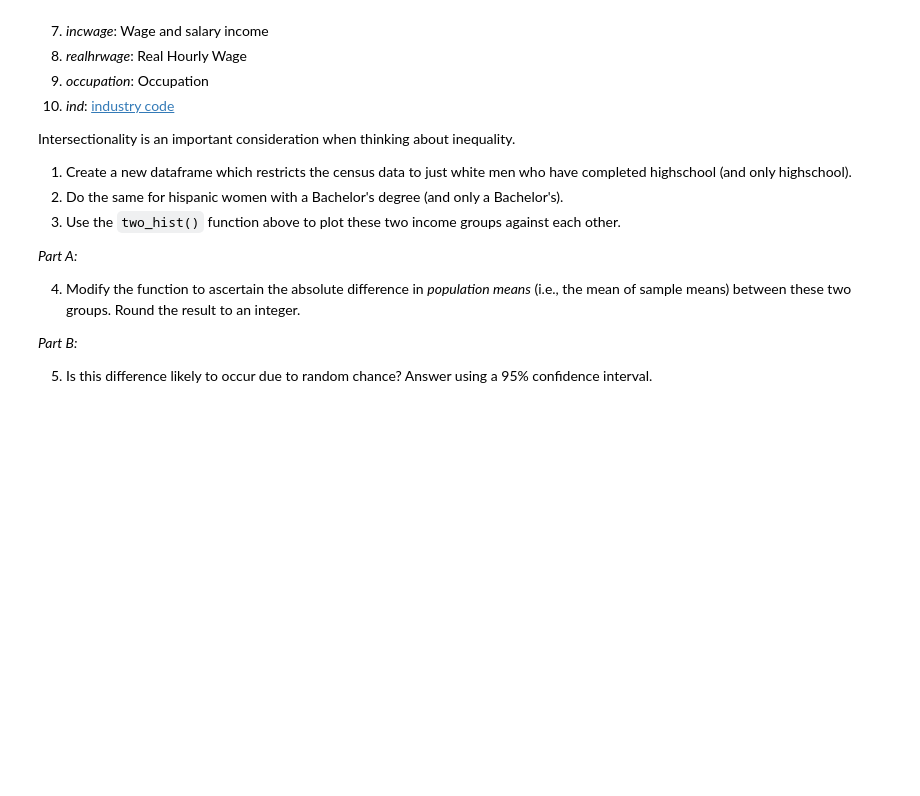
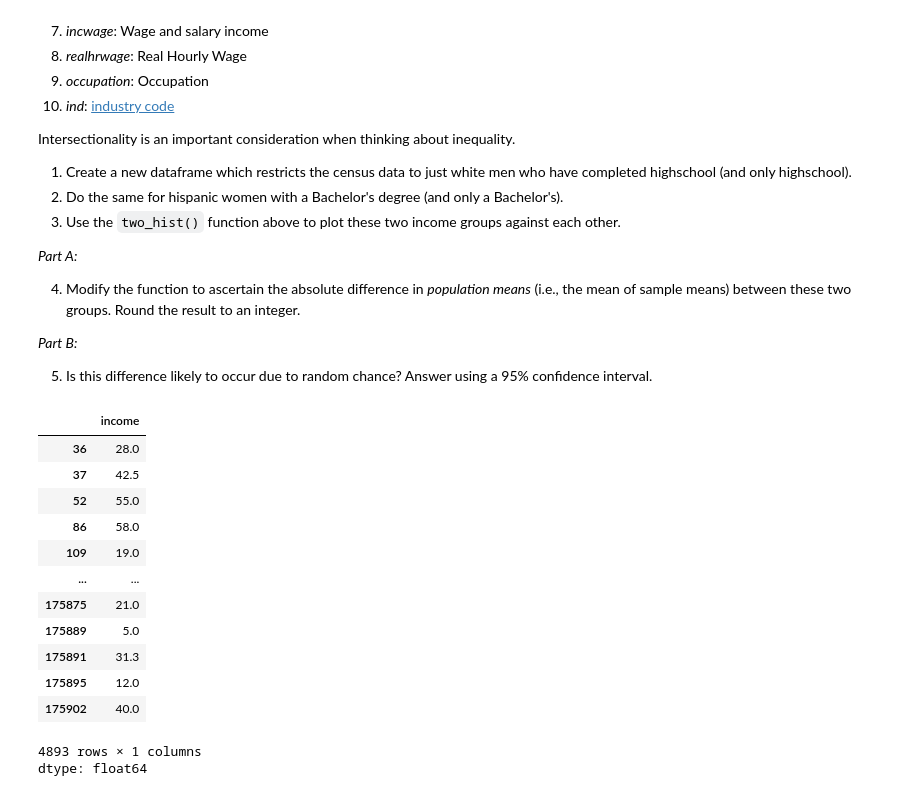
Before and after one commit to leenaahmedd/QM2, a Jupyter notebook: notebooks/W05. Distributions and Basic Statistics.ipynb, the cells around one changed output. Drawn from its saved outputs; the diff is of its cells as text; code cells hidden in the pictures; blank space fills up the shorter version.

```diff
--- a/notebooks/W05. Distributions and Basic Statistics.ipynb
+++ b/notebooks/W05. Distributions and Basic Statistics.ipynb
@@ -613,3 +609,23 @@ Intersectionality is an important consideration when thinking about inequality.
 *Part B:*
 
 5. Is this difference likely to occur due to random chance? Answer using a 95% confidence interval.
+# %%
+#Create a new dataframe which restricts the census data to just white men who have completed highschool and their income
+white_male_high_school= df[(df['sex'] == 1) & (df['sch'] == 12) & (df['race']==1)]
+white_male_high_school= white_male_high_school['income']
+white_male_high_school
+# %% [output]
+|  | income |
+| 36 | 28.0 |
+| 37 | 42.5 |
+| 52 | 55.0 |
+| 86 | 58.0 |
+| 109 | 19.0 |
+| ... | ... |
+| 175875 | 21.0 |
+| 175889 | 5.0 |
+| 175891 | 31.3 |
+| 175895 | 12.0 |
+| 175902 | 40.0 |
+4893 rows × 1 columns
+dtype: float64
```
Also changed, not shown: parts of 22 cells of this notebook.
